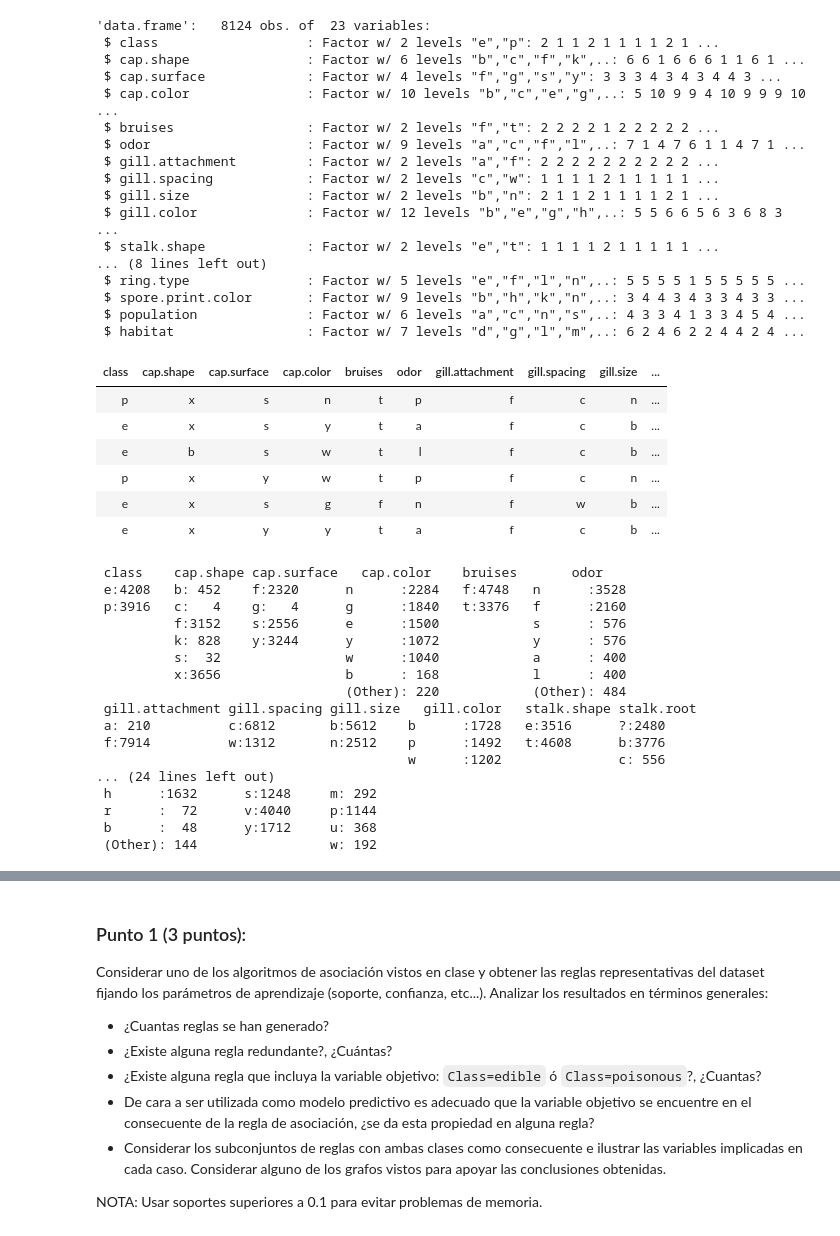
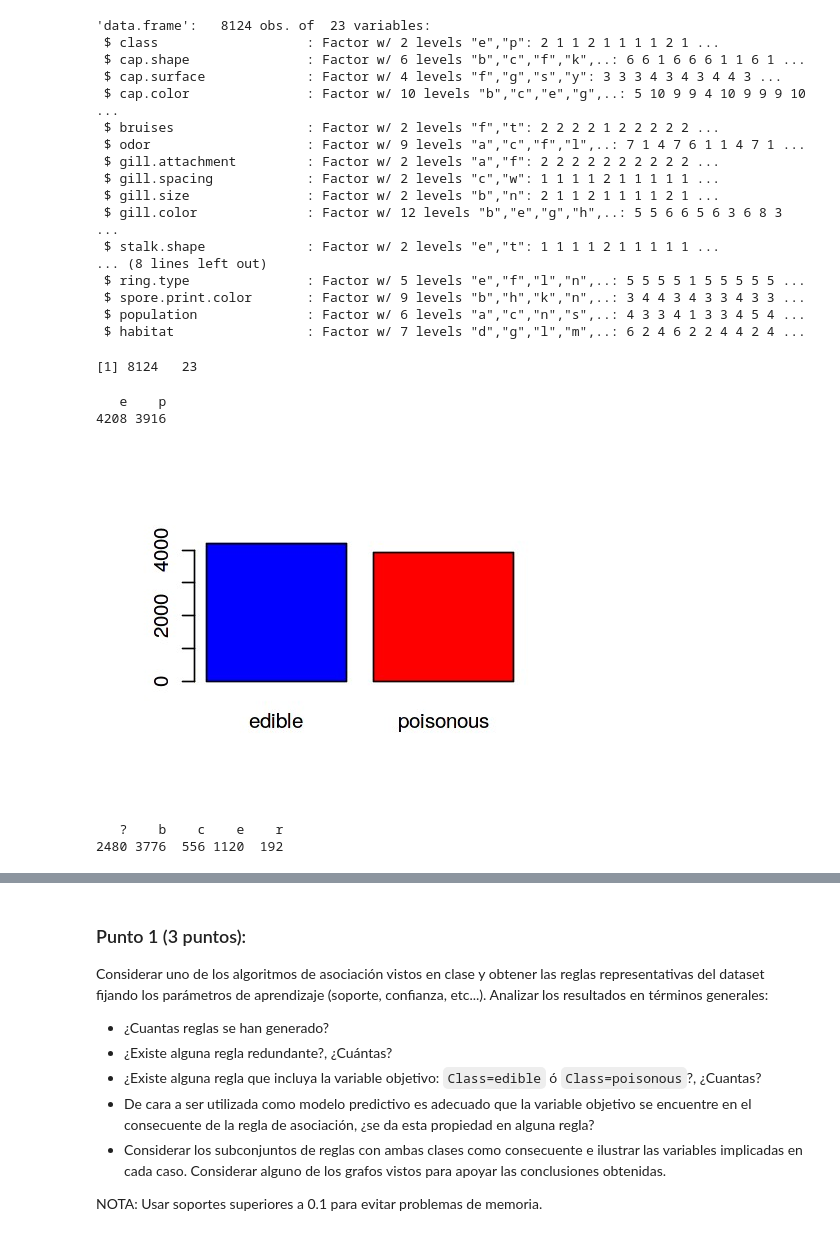
Before and after one commit to yerartdev/uc-m1966-datamining, a Jupyter notebook: d1/t1-m1966-variable-categorica.ipynb, the cells around one changed output, grey strips where cells are left out. Cells and saved outputs as stored; diff of their text form; code cells hidden in the pictures.

Commit message:
m1966 - práctica variables categóricas: Punto 0 completado con limpieza de datos que desblancea las clases en el dataset

```diff
--- a/d1/t1-m1966-variable-categorica.ipynb
+++ b/d1/t1-m1966-variable-categorica.ipynb
@@ -72,43 +83,28 @@ str(dataset)
  $ spore.print.color       : Factor w/ 9 levels "b","h","k","n",..: 3 4 4 3 4 3 3 4 3 3 ...
  $ population              : Factor w/ 6 levels "a","c","n","s",..: 4 3 3 4 1 3 3 4 5 4 ...
  $ habitat                 : Factor w/ 7 levels "d","g","l","m",..: 6 2 4 6 2 2 4 4 2 4 ...
-# %%
-#::GMG::Vemos unas cuentas muestras
-head(dataset)
-# %% [output]
-| class | cap.shape | cap.surface | cap.color | bruises | odor | gill.attachment | gill.spacing | gill.size | ... |
-| p | x | s | n | t | p | f | c | n | ... |
-| e | x | s | y | t | a | f | c | b | ... |
-| e | b | s | w | t | l | f | c | b | ... |
-| p | x | y | w | t | p | f | c | n | ... |
-| e | x | s | g | f | n | f | w | b | ... |
-| e | x | y | y | t | a | f | c | b | ... |
+# %%
+#::Tamaño del dataset
+dim(dataset)
+# %% [output]
+[1] 8124   23
+# %%
+#::GMG::Proporción de clases en el dataset
+table(dataset$class)
+barplot(height = table(dataset$class),
+        col = c('blue','red'),
+        names.arg = c('edible','poisonous'))
+# %% [output]
+   e    p
+4208 3916
+[figure, added]
 # %%
-#::GMG::Analizamos el dataset
-#
-#::nota:: 8. Missing Attribute Values: 2480 of them (denoted by "?"), all for
+#::GMG::Dos observaciones
+#::nota 1:: 8. Missing Attribute Values: 2480 of them (denoted by "?"), all for
 #         attribute #11 (stalk-root)
 # en http://archive.ics.uci.edu/ml/machine-learning-databases/mushroom/agaricus-lepiota.names
-#::nota::veil-type (as it has only one type i.e. ‘partial’.
-# veil_type_idx <- which(colnames(dataset) == "veil-type")
-# dataset <- dataset[-veil_type_idx]
 #
-summary(dataset)
+summary(dataset$stalk.root)
 # %% [output]
- class    cap.shape cap.surface   cap.color    bruises       odor
- e:4208   b: 452    f:2320      n      :2284   f:4748   n      :3528
- p:3916   c:   4    g:   4      g      :1840   t:3376   f      :2160
-          f:3152    s:2556      e      :1500            s      : 576
-          k: 828    y:3244      y      :1072            y      : 576
-          s:  32                w      :1040            a      : 400
-          x:3656                b      : 168            l      : 400
-                                (Other): 220            (Other): 484
- gill.attachment gill.spacing gill.size   gill.color   stalk.shape stalk.root
- a: 210          c:6812       b:5612    b      :1728   e:3516      ?:2480
- f:7914          w:1312       n:2512    p      :1492   t:4608      b:3776
-                                        w      :1202               c: 556
-... (24 lines left out)
- h      :1632      s:1248     m: 292
- r      :  72      v:4040     p:1144
- b      :  48      y:1712     u: 368
- (Other): 144                 w: 192
+   ?    b    c    e    r
+2480 3776  556 1120  192
```
Also changed, not shown: parts of 16 cells of this notebook.
